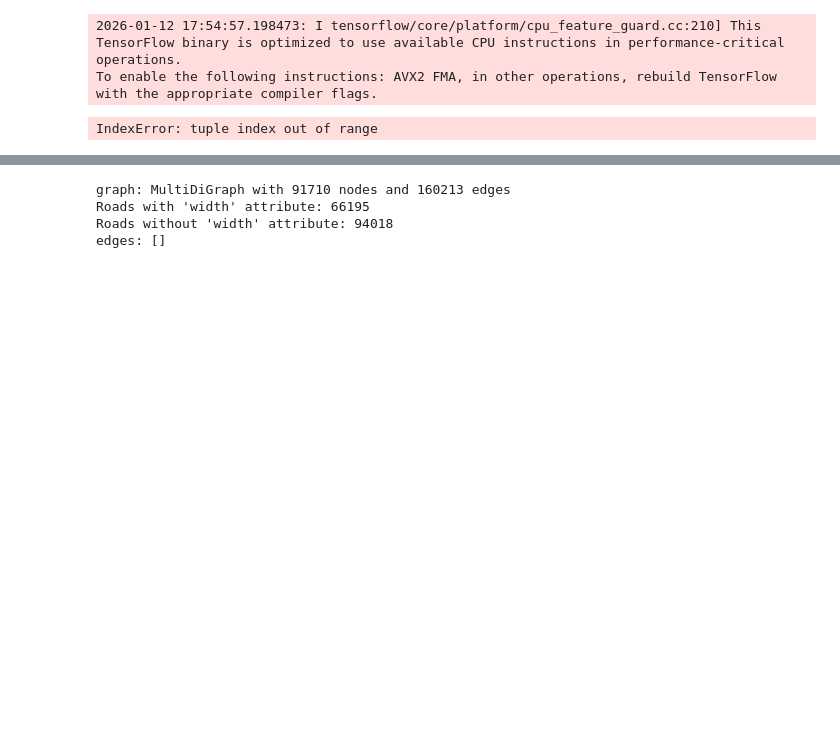
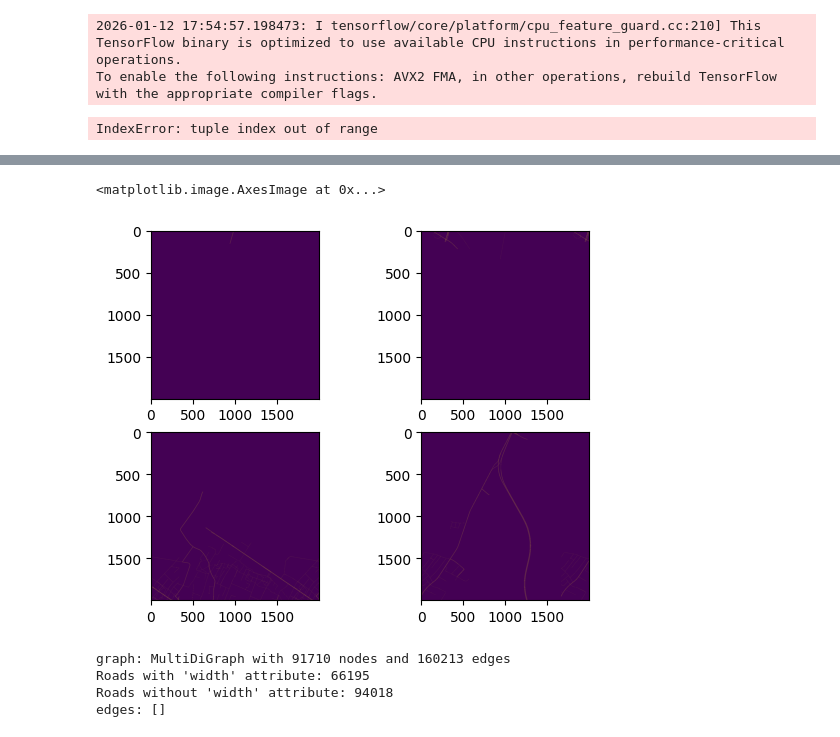
Before and after one commit to CRoadA/CRoadA, a Jupyter notebook: main.ipynb, the cells around one changed output, grey strips where cells are left out. Cells and saved outputs as stored; diff of their text form; code cells hidden in the pictures; blank space fills up the shorter version.

```diff
--- a/main.ipynb
+++ b/main.ipynb
@@ -79,3 +85,15 @@ Segment: 2, 2 -> Expected: 468x1702, Got: 467x1701, Saved: (468, 1702, 2)
+# %%
+img = grid_manager.read_segment(1,1)[:2000, :2000, 0]
+
+fig, axs = plt.subplots(2, 2, figsize=(10,5))
+
+axs[0,0].imshow(grid_manager.read_segment(0,0)[3000:, 3000:, 0])
+axs[0,1].imshow(grid_manager.read_segment(0,1)[3000:, :2000, 0])
+axs[1,0].imshow(grid_manager.read_segment(1,0)[:2000, 3000:, 0])
+axs[1,1].imshow(grid_manager.read_segment(1,1)[:2000, :2000, 0])
+# %% [output]
+<matplotlib.image.AxesImage at 0x...>
+[figure, added]
 # %%
 cityname = "Kraków"
 
```
Also changed, not shown: parts of 1 cell of this notebook, 1 other file.
